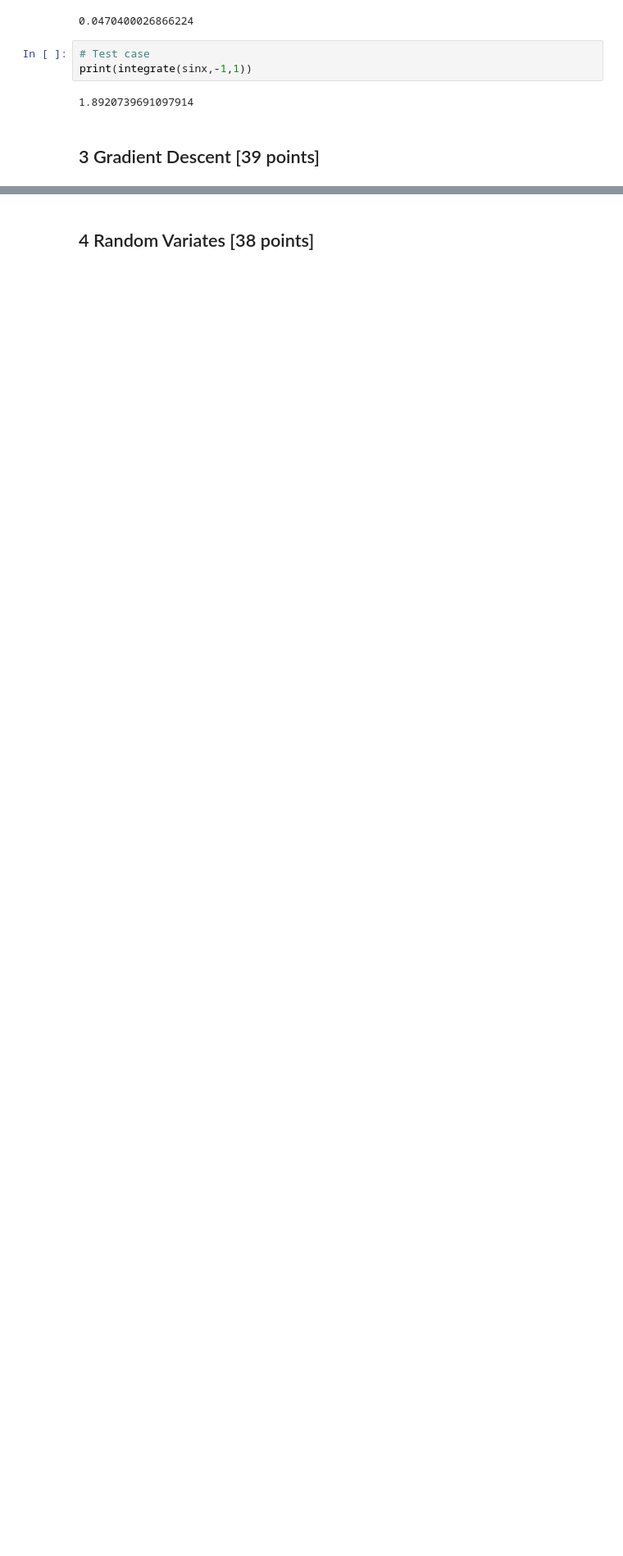
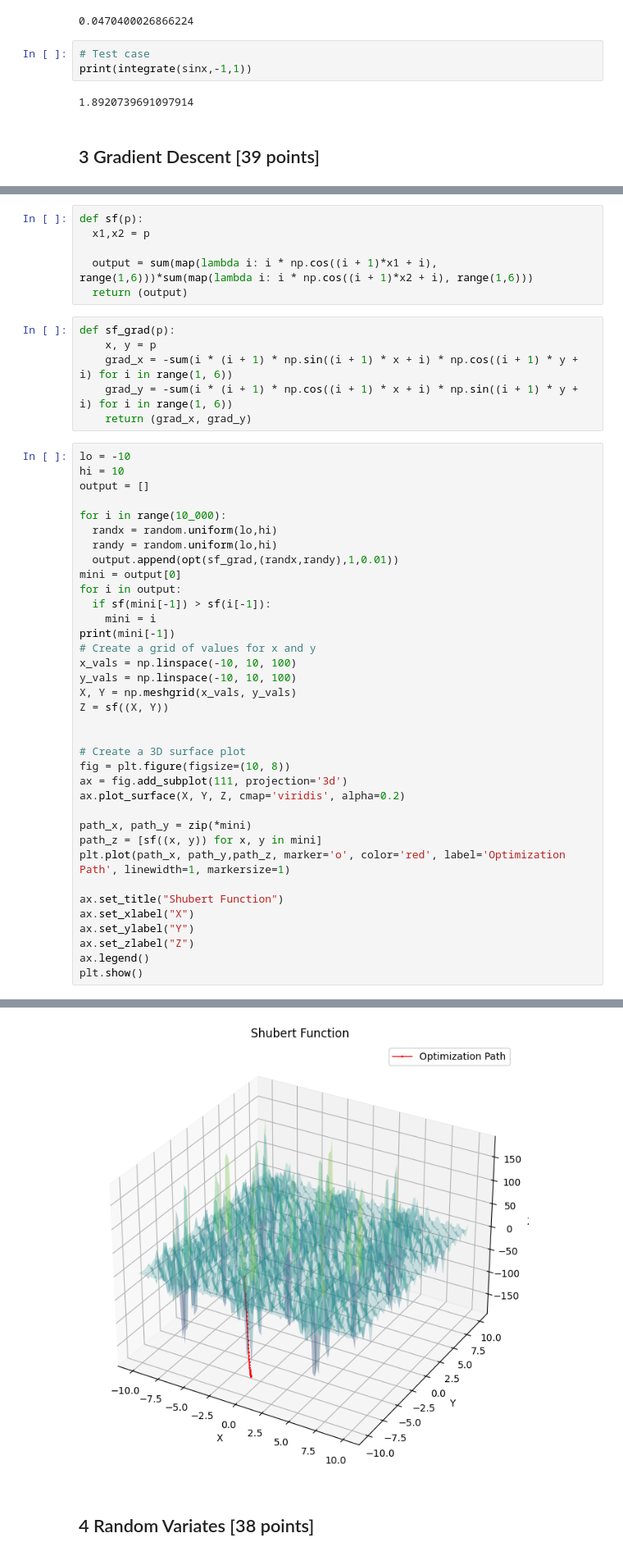
Before and after one commit to sirunde/FaceRecognition, a Jupyter notebook: assignment_1_Park_B00977950.ipynb, the cells around one changed output, grey strips where cells are left out. Shown: that part at 82% size. Saved outputs shown, nothing was run; the diff lists cells and outputs as text; blank space fills up the shorter version.

```diff
--- a/assignment_1_Park_B00977950.ipynb
+++ b/assignment_1_Park_B00977950.ipynb
@@ -105,0 +237,49 @@ print(integrate(sinx,-1,1))
+# %%
+def sf(p):
+  x1,x2 = p
+
+  output = sum(map(lambda i: i * np.cos((i + 1)*x1 + i), range(1,6)))*sum(map(lambda i: i * np.cos((i + 1)*x2 + i), range(1,6)))
+  return (output)
+# %%
+def sf_grad(p):
+    x, y = p
+    grad_x = -sum(i * (i + 1) * np.sin((i + 1) * x + i) * np.cos((i + 1) * y + i) for i in range(1, 6))
+    grad_y = -sum(i * (i + 1) * np.cos((i + 1) * x + i) * np.sin((i + 1) * y + i) for i in range(1, 6))
+    return (grad_x, grad_y)
+# %%
+lo = -10
+hi = 10
+output = []
+
+for i in range(10_000):
+  randx = random.uniform(lo,hi)
+  randy = random.uniform(lo,hi)
+  output.append(opt(sf_grad,(randx,randy),1,0.01))
+mini = output[0]
+for i in output:
+  if sf(mini[-1]) > sf(i[-1]):
+    mini = i
+print(mini[-1])
+# Create a grid of values for x and y
+x_vals = np.linspace(-10, 10, 100)
+y_vals = np.linspace(-10, 10, 100)
+X, Y = np.meshgrid(x_vals, y_vals)
+Z = sf((X, Y))
+
+
+# Create a 3D surface plot
+fig = plt.figure(figsize=(10, 8))
+ax = fig.add_subplot(111, projection='3d')
+ax.plot_surface(X, Y, Z, cmap='viridis', alpha=0.2)
+
+path_x, path_y = zip(*mini)
+path_z = [sf((x, y)) for x, y in mini]
+plt.plot(path_x, path_y,path_z, marker='o', color='red', label='Optimization Path', linewidth=1, markersize=1)
+
+ax.set_title("Shubert Function")
+ax.set_xlabel("X")
+ax.set_ylabel("Y")
+ax.set_zlabel("Z")
+ax.legend()
+plt.show()
+# %% [output]
@@ -106,2 +287,3 @@ print(integrate(sinx,-1,1))
+[figure, added]
 # %% [markdown]
 ## 4 Random Variates [38 points]
```
Also changed, not shown: parts of 11 cells of this notebook.
